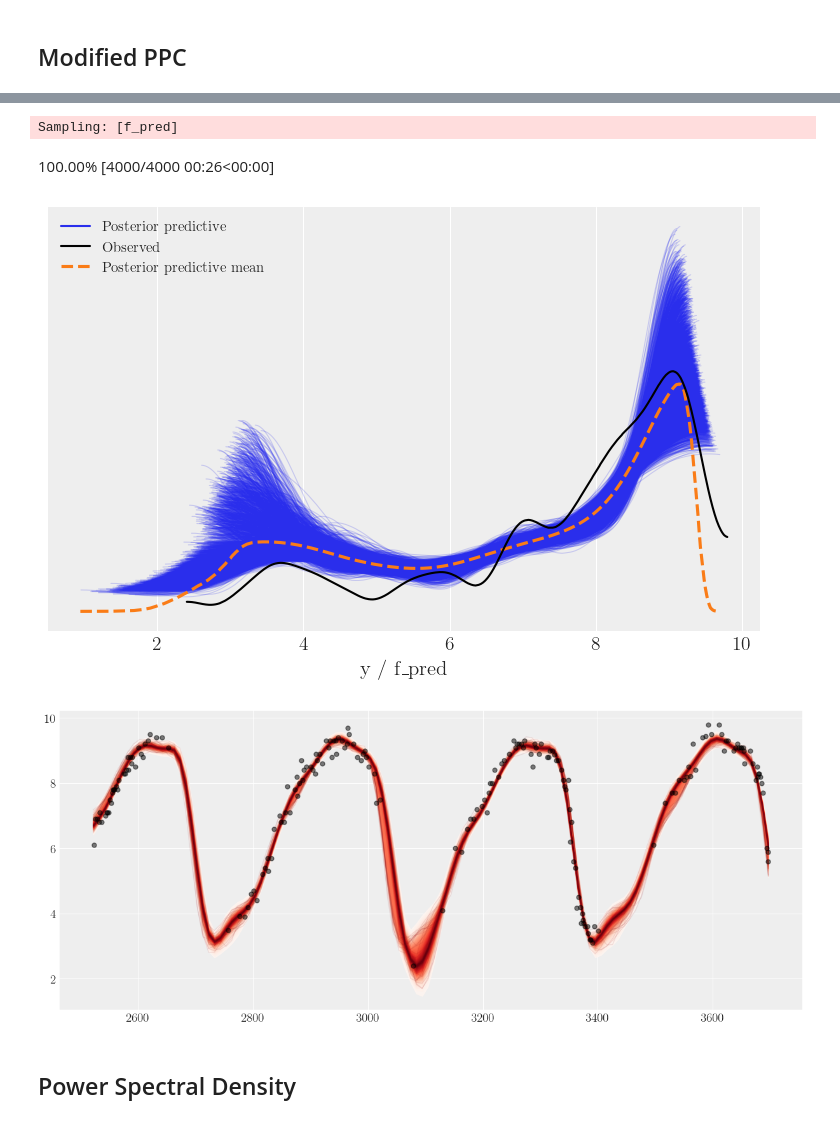
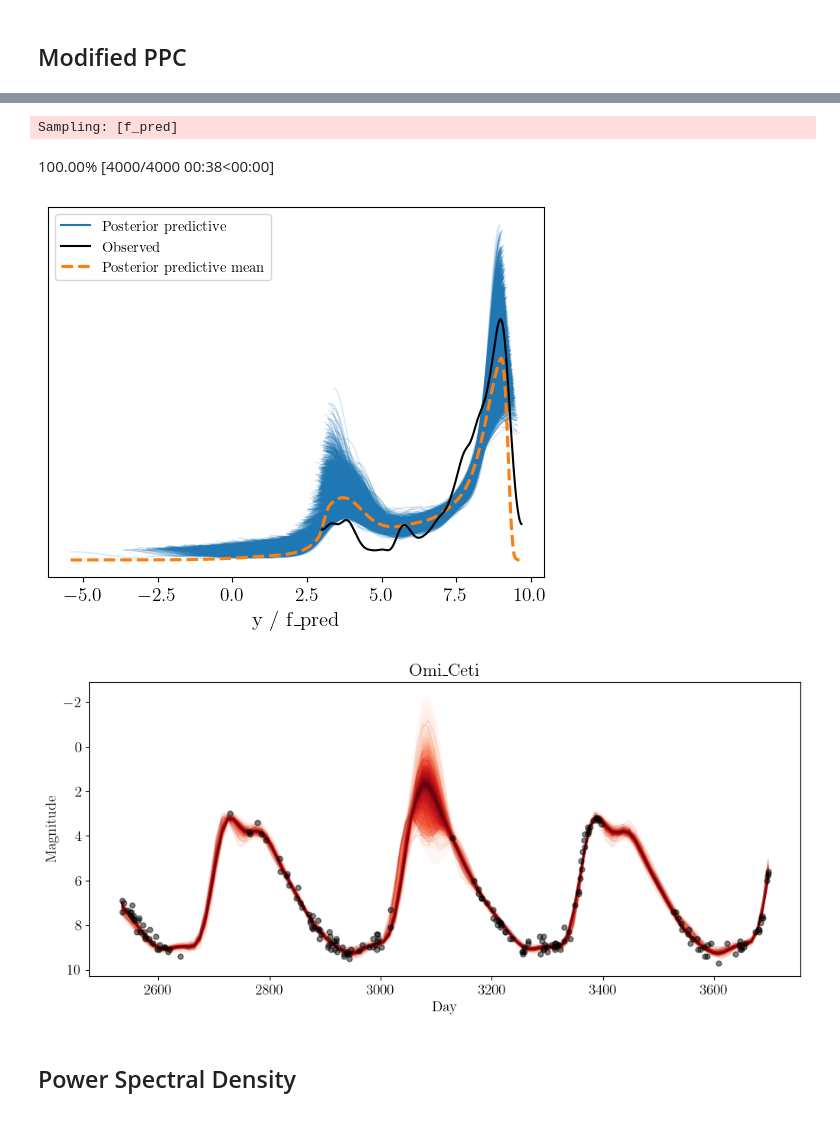
Before and after one commit to shihchingfu/omi-ceti, a Jupyter notebook: pymc-gp-fitting-periodic-AB_test.ipynb, the cells around one changed output, grey strips where cells are left out. Drawn from its saved outputs; the diff is of its cells as text; code cells hidden in the pictures.

```diff
--- a/pymc-gp-fitting-periodic-AB_test.ipynb
+++ b/pymc-gp-fitting-periodic-AB_test.ipynb
@@ -15,7 +15,7 @@ from scipy import signal
 RANDOM_SEED = 1
 rng = np.random.default_rng(RANDOM_SEED)
 
-az.style.use("arviz-darkgrid")
+#az.style.use("arviz-darkgrid")
 
 # Setting matplotlib fonts
 from matplotlib import rc
@@ -27,14 +27,16 @@ rc('font', **font)
 
 print(f"Running on PyMC v{pm.__version__}")
 
-EXECUTE_SAMPLING = True
+EXECUTE_SAMPLING = False
 # %% [output]
 Running on PyMC v5.1.2
 # %% [markdown]
 ## Data
 # %%
 series_fname = "Omi_Ceti"
-series_raw = pd.read_csv('https://raw.githubusercontent.com/bersavosh/Random/master/rand_files/Omi_Ceti.csv').iloc[-2500:-500:10,]
+#series_raw = pd.read_csv('https://raw.githubusercontent.com/bersavosh/Random/master/rand_files/Omi_Ceti.csv').iloc[-2500:-500:10,]
+
+series_raw = pd.read_csv('https://raw.githubusercontent.com/bersavosh/Random/master/rand_files/Omi_Ceti.csv').iloc[-2500:-500:1,].sample(n=200, random_state=1)
 
 t = series_raw["day"].to_numpy()
 y = series_raw["magnitude"].to_numpy()
@@ -192,24 +197,27 @@ with model:
         az.to_netcdf(idata, f"traces/{series_fname}_periodic_idata.nc")
 # %% [output]
 Sampling: [f_pred]
-100.00% [4000/4000 00:26<00:00]
+100.00% [4000/4000 00:38<00:00]
 # %%
 az.plot_ppc(idata, data_pairs={"y":"f_pred"});
 # %% [output]
-[figure, old version]
+[figure, new version]
 # %%
 fig = plt.figure(figsize=(12, 5))
 ax = fig.gca()
-
+ax.invert_yaxis()
 plot_gp_dist(ax,
              az.extract(idata.posterior_predictive,
                         var_names=['f_pred']).transpose("sample", ...),
                         t_new,
              plot_samples=True)
 
-plt.plot(t, y, "ok", ms=5, alpha=0.5, label="Observed data");
+plt.plot(t, y, "ok", ms=5, alpha=0.5, label="Observed data")
+ax.set_xlabel("Day")
+ax.set_ylabel("Magnitude")
+ax.set_title(f"{series_fname}");
 # %% [output]
-[figure, old version]
+[figure, new version]
 # %% [markdown]
 ## Power Spectral Density
 # %% [markdown]
```
Also changed, not shown: parts of 10 cells of this notebook, 1 other file.
